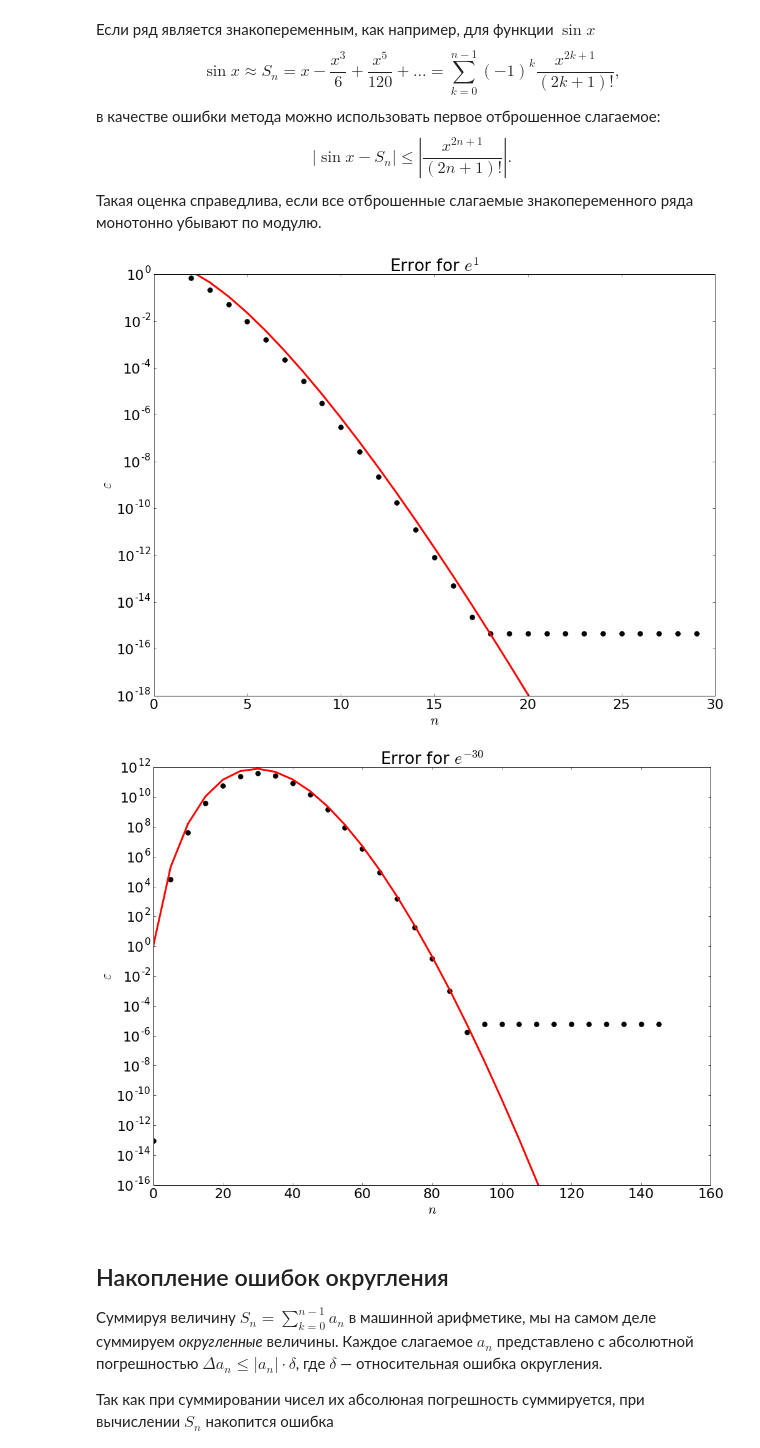
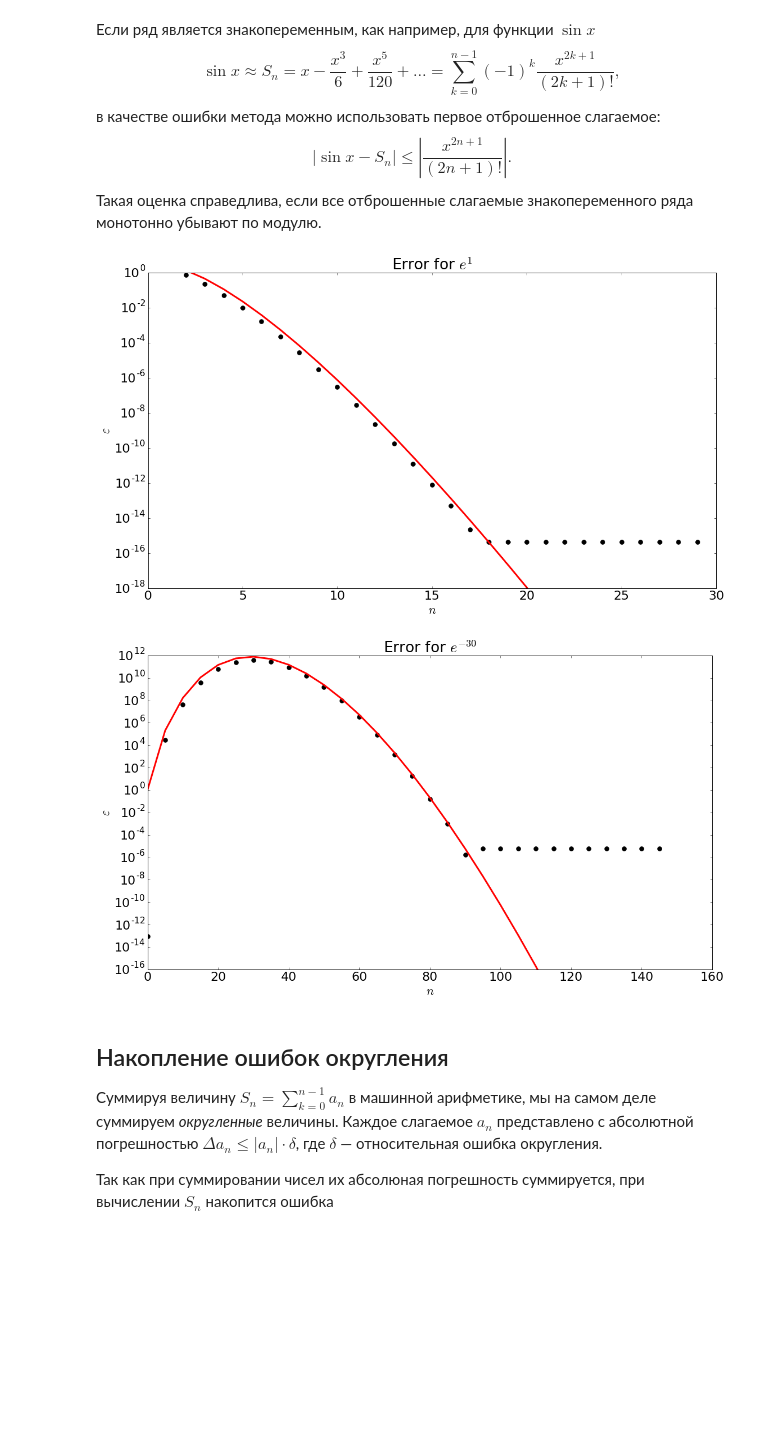
Before and after one commit to CompMathGroup/compmath-slides, a Jupyter notebook: jupyter-slides/01-ErrorsDiff/ErrorsDiff.ipynb, the cells around one changed output. Drawn from its saved outputs; the diff is of its cells as text; code cells hidden in the pictures; blank space fills up the shorter version.

```diff
--- a/jupyter-slides/01-ErrorsDiff/ErrorsDiff.ipynb
+++ b/jupyter-slides/01-ErrorsDiff/ErrorsDiff.ipynb
@@ -123,27 +127,27 @@ def myexp(x, n):
 # %%
 import numpy as np
 from scipy.special import gamma
 import matplotlib.pyplot as plt
 %matplotlib inline
 plt.rc('font', **{'size' : 22})
 
 x = 1
 ns = []; errs = [];
 for n in range(30):
     ns.append(n)
     errs.append(abs(np.exp(x) - myexp(x, n)))
 ns = np.array(ns)
 
-plt.figure(figsize=(16, 12))
+plt.figure(figsize=(18, 10))
 plt.semilogy(ns, errs, 'k.', ms=16)
 plt.semilogy(ns, max(1, np.exp(x)) * x**ns / gamma(ns+1), 'r', lw=3)
 plt.ylim([1e-18, 1])
 plt.xlabel('$n$')
 plt.ylabel('$\\varepsilon$')
 plt.title('Error for $e^{%g}$' % x)
 plt.show()
 # %% [output]
-[figure, old version]
+[figure, new version]
 # %%
 from scipy.special import loggamma
 ns = []; errs = [];
@@ -152,7 +156,7 @@ for n in range(0, 150, 5):
     ns.append(n)
     errs.append(abs(np.exp(x) - myexp(x, n)))
 ns = np.array(ns)
-plt.figure(figsize=(16, 12))
+plt.figure(figsize=(18, 10))
 plt.semilogy(ns, errs, 'k.', ms=16)
 plt.semilogy(ns, max(1, np.exp(x)) * np.exp(ns * np.log(abs(x)) \
                             - np.real(loggamma(ns+1))), 'r-', lw=3)
@@ -162,7 +166,7 @@ plt.xlabel('$n$')
 plt.ylabel('$\\varepsilon$')
 plt.show()
 # %% [output]
-[figure, old version]
+[figure, new version]
 # %% [markdown]
 ## Накопление ошибок округления
 Cуммируя величину $\displaystyle S_n = \sum_{k=0}^{n-1} a_n$
```
Also changed, not shown: parts of 6 cells of this notebook.
